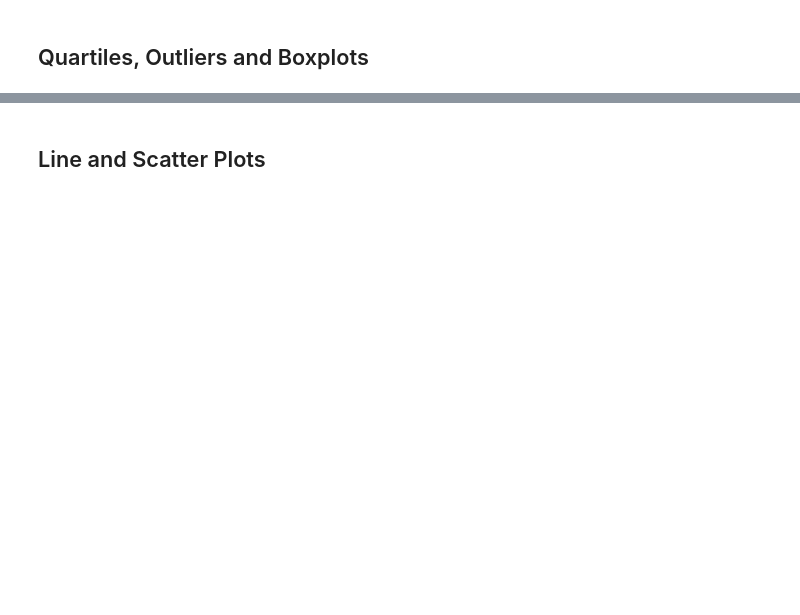
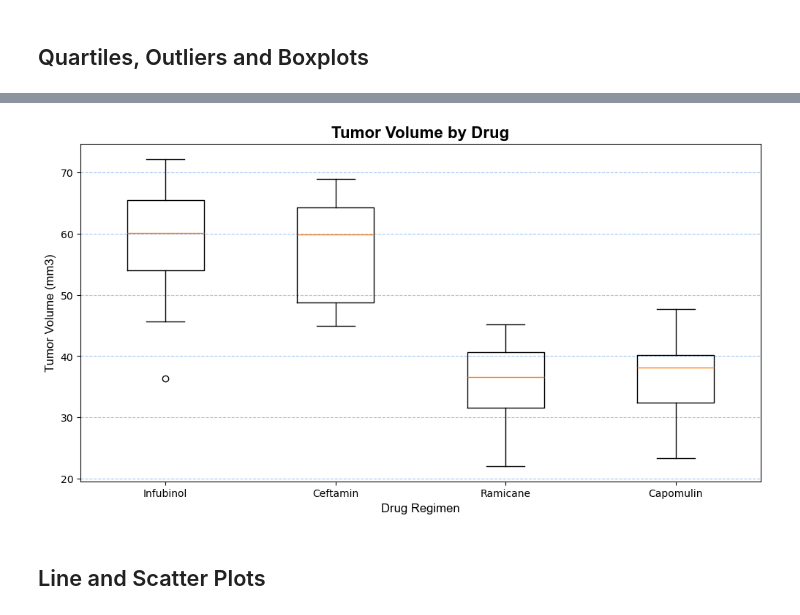
Before and after one commit to Apeterson07/data-visualization, a Jupyter notebook: Pymaceuticals/pymaceuticals.ipynb, the cells around one changed output, grey strips where cells are left out. Cells and saved outputs as stored; diff of their text form; code cells hidden in the pictures; blank space fills up the shorter version.

```diff
--- a/Pymaceuticals/pymaceuticals.ipynb
+++ b/Pymaceuticals/pymaceuticals.ipynb
@@ -174,17 +251,21 @@ clean_data["Mouse ID"].nunique()
 # %%
 # Put treatments into a list for for loop (and later for plot labels)
-
+treatments = df3['Drug Regimen'].unique()
 
 # Create empty list to fill with tumor vol data (for plotting)
-
+tumor_volumes = []
 
 # Calculate the IQR and quantitatively determine if there are any potential outliers.
-
-
-    # Locate the rows which contain mice on each drug and get the tumor volumes
-
-
+for treatment in treatments:
+    treatment_data = df3.loc[df3 ["Drug Regimen"] == treatment, "Tumor Volume (mm3)"]
     # add subset
-
-
+    tumor_volumes.append(treatment_data)
+    q1 = np.percentile(treatment_data, 25)
+    q3 = np.percentile(treatment_data, 75)
+    iqr = q3 - q1
     # Determine outliers using upper and lower bounds
+    lower_bound = q1 - (1.5 * iqr)
+    upper_bound = q3 + (1.5 * iqr)
+    outliers = treatment_data[(treatment_data < lower_bound) | (treatment_data > upper_bound)]
+    print(f"Outliers for {treatment}: {outliers.tolist()}")
+    print(f"Q1: {q1}, Q3: {q3}, IQR: {iqr}\n")
@@ -193,2 +284,21 @@ clean_data["Mouse ID"].nunique()
+# %%
+# Generate a box plot that shows the distribution of the tumor volume for each treatment group.
+plt.figure(figsize=(12, 6))
+
+plt.boxplot(tumor_volumes, tick_labels=treatments)
+
+# Add Labels/Title
+plt.xlabel("Drug Regimen", fontfamily="Arial", fontsize=12)
+plt.ylabel("Tumor Volume (mm3)", fontfamily="Arial", fontsize=12)
+plt.title("Tumor Volume by Drug", fontweight="bold", fontsize=16, fontfamily="Arial")
+
+# Add in a background grid
+plt.grid(axis="y", linestyle="--", color="#83b1f2", alpha=0.75)
+# plt.xlim(0,20)
+
+# Show/Save the Graph
+plt.show()
+# %% [output]
+[figure, added]
 # %% [markdown]
 ## Line and Scatter Plots
```
Also changed, not shown: parts of 19 cells of this notebook.
